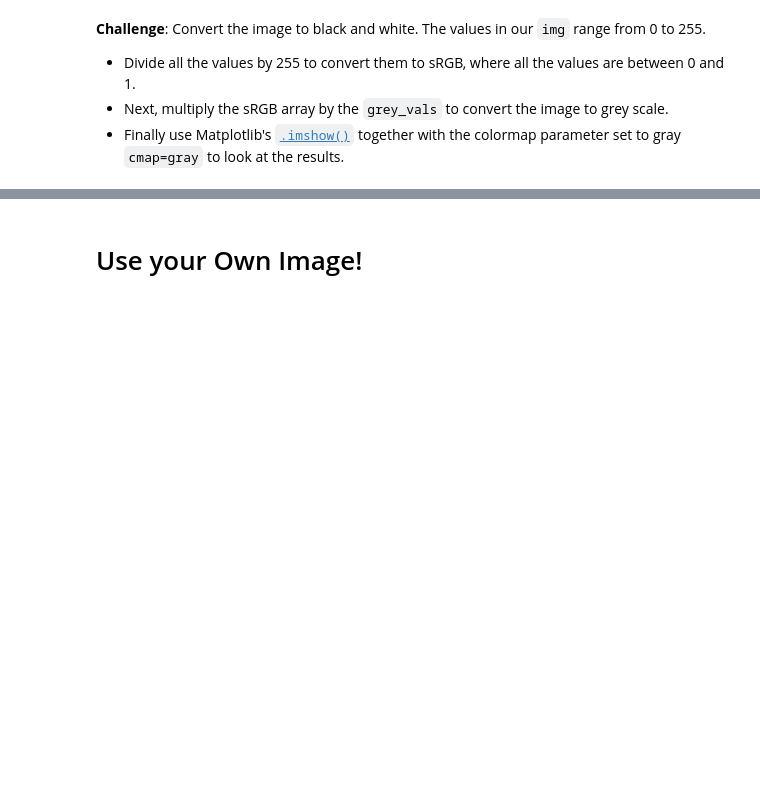
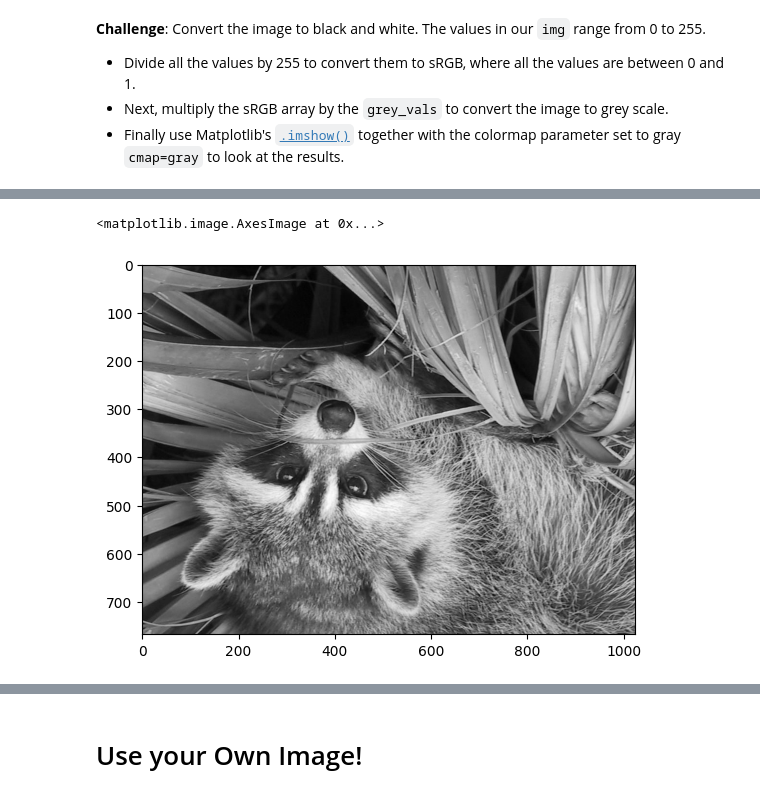
Before and after one commit to ksg-dev/numpy-intro, a Jupyter notebook: Computation_with_NumPy_and_N_Dimensional_Arrays_(start).ipynb, the cells around one changed output, grey strips where cells are left out. Cells and saved outputs as stored; diff of their text form; code cells hidden in the pictures; blank space fills up the shorter version.

```diff
--- a/Computation_with_NumPy_and_N_Dimensional_Arrays_(start).ipynb
+++ b/Computation_with_NumPy_and_N_Dimensional_Arrays_(start).ipynb
@@ -402,0 +467,7 @@ grey_vals = np.array([0.2126, 0.7152, 0.0722])
+# %%
+flipped_img = np.flip(grey_img)
+# %%
+plt.imshow(flipped_img, cmap='gray')
+# %% [output]
+<matplotlib.image.AxesImage at 0x...>
+[figure, added]
```
Also changed, not shown: parts of 31 cells of this notebook.
